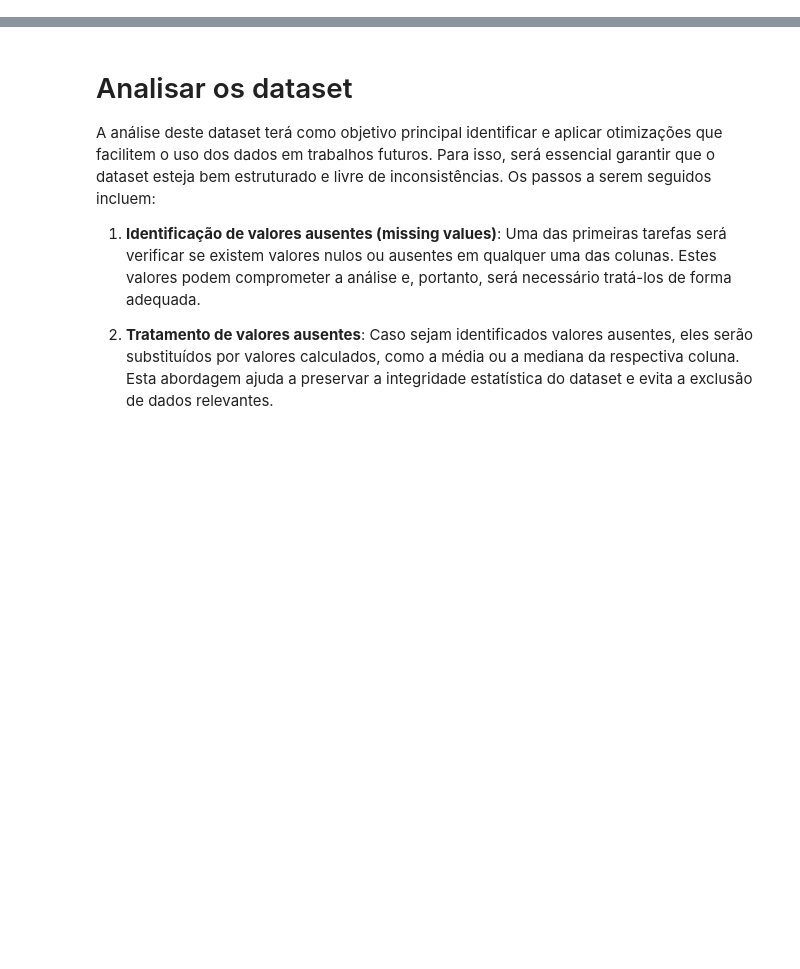
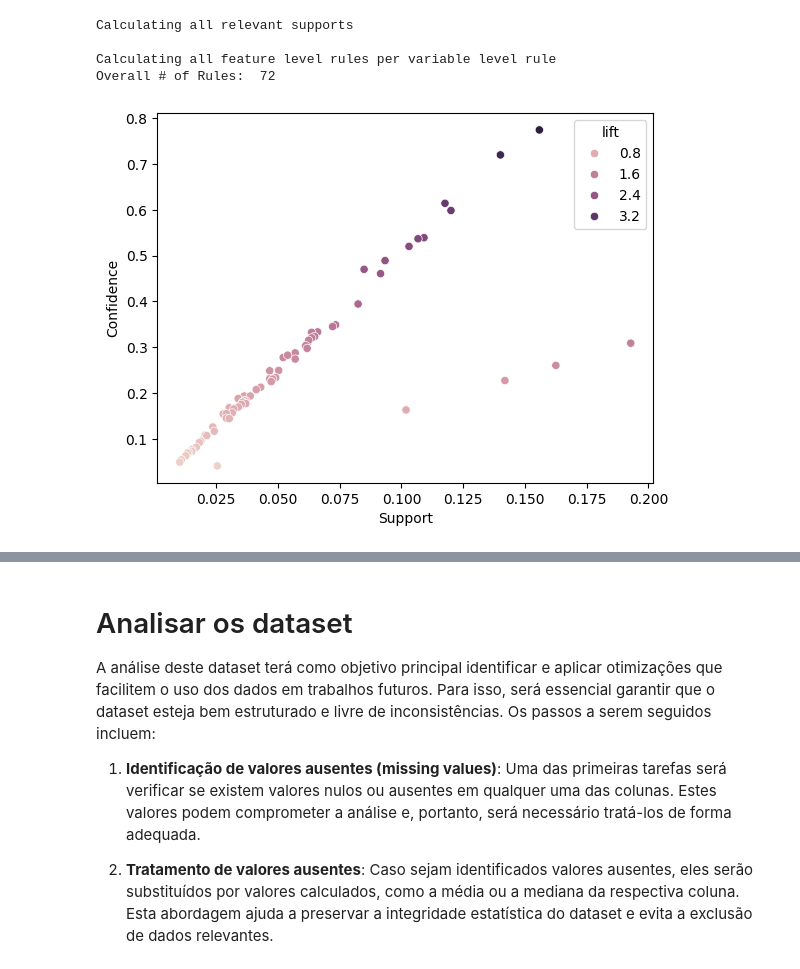
Before and after one commit to altonFreitas/Metodos_Tecnicas_Analise_Dados, a Jupyter notebook: aed.ipynb, the cells around one changed output, grey strips where cells are left out. Cells and saved outputs as stored; diff of their text form; code cells hidden in the pictures; blank space fills up the shorter version.

```diff
--- a/aed.ipynb
+++ b/aed.ipynb
@@ -48,0 +178,23 @@ None
+# %%
+rules, supp_dict = ar.create_association_rules(df, max_cols=2,
+                                               list_of_ants= ['Life expectancy ', ' HIV/AIDS', 'Income composition of resources' , 'Schooling'],
+                                               list_of_cons=['Adult Mortality'],
+                                               binning_method=five_quantile_based_bins)
+# %% [output]
+Calculating all relevant supports
+
+Calculating all feature level rules per variable level rule
+Overall # of Rules:  72
+# %%
+sns.scatterplot(data=rules, x='rule_supp', y='confidence', hue='lift')
+plt.xlabel('Support')
+plt.ylabel('Confidence')
+
+def lable_point(x, y, val, ax):
+    a = pd.concat({'x': x, 'y': y, 'val': val}, axis=1)
+    for i, point in a.iterrows():
+        ax.text(point['x']+.02, point['y'], str(point['val']))
+
+    lable_point(rules['rule_supp'], rules['confidence'], rules['rule print'], plt.gca())
+# %% [output]
+[figure, added]
```
Also changed, not shown: parts of 38 cells of this notebook.
